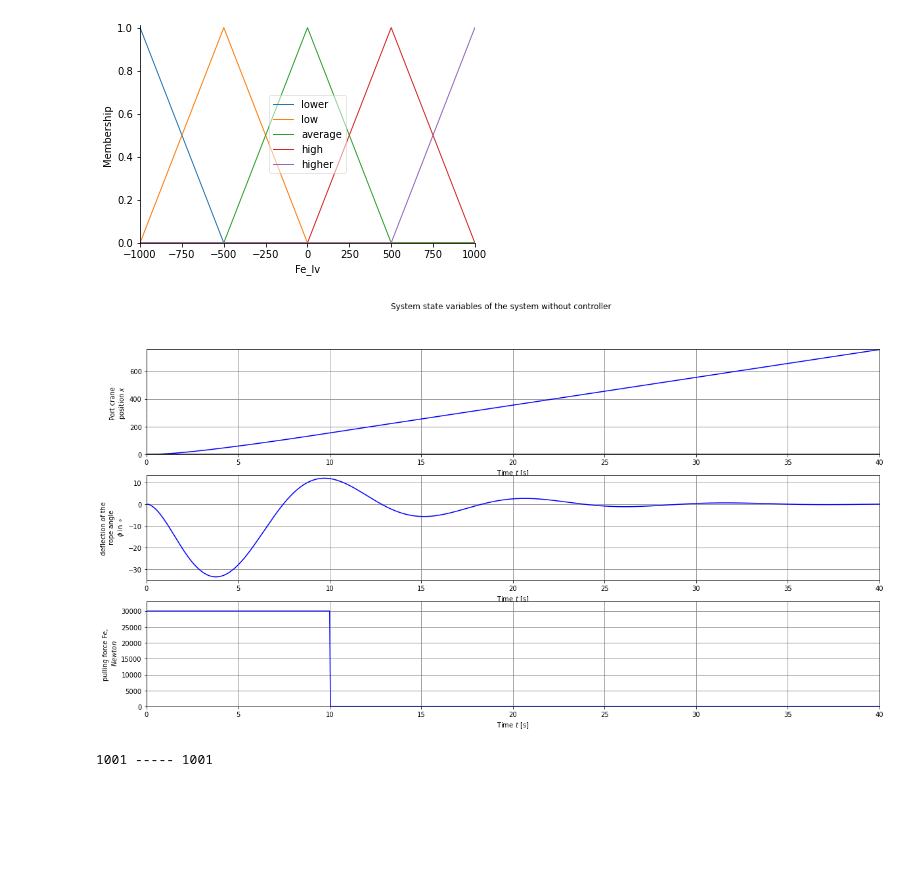
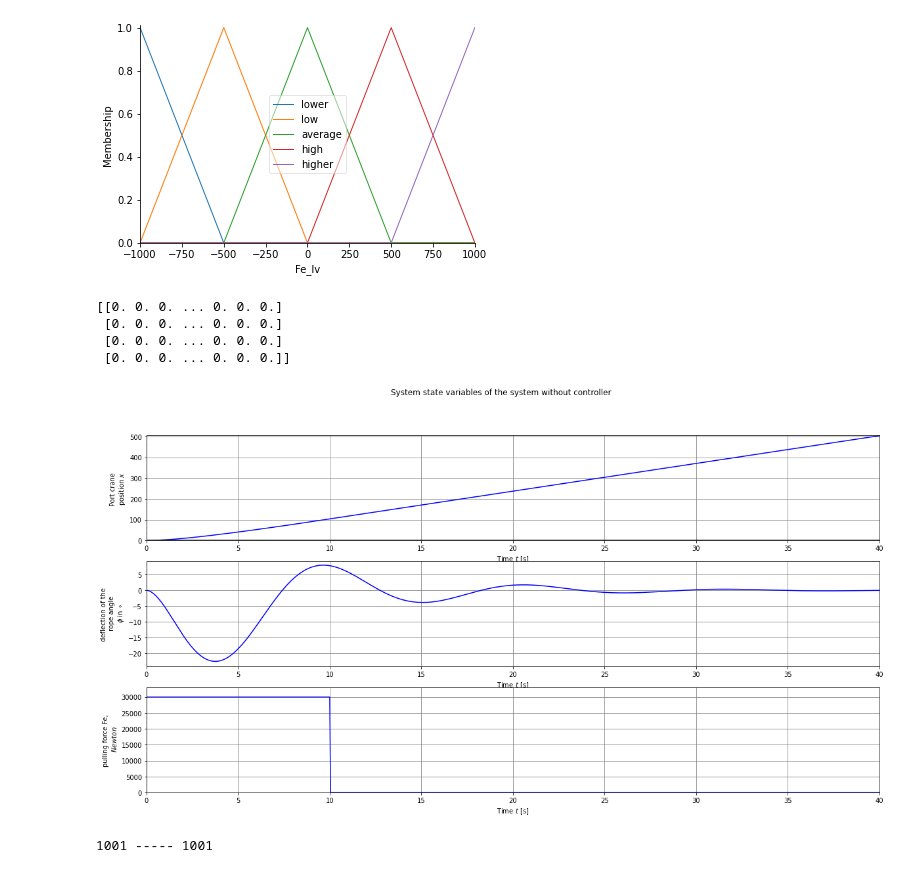
Before and after one commit to dvogureckiy99/Fuzzy, a Jupyter notebook: lab3.ipynb, the cells around one changed output. Cells and saved outputs as stored; diff of their text form; code cells hidden in the pictures; blank space fills up the shorter version.

Commit message:
перенесена Fuzzy регулятор в control system library

```diff
--- a/lab3.ipynb
+++ b/lab3.ipynb
@@ -549,7 +533,7 @@ def _process_time_response(
 
 def input_output_response(
         sys, T, U=0., X0=0, params={},
-        transpose=False, return_x=False, squeeze=None,
+        transpose=False, return_x=False, squeeze=None,Fuzzy_regulator=None,
         solve_ivp_kwargs={}, **kwargs):
   """Compute the output response of a system to a given input.'''
   """
@@ -584,6 +568,12 @@ def input_output_response(
   u = U
   y = np.zeros((np.shape(sys._out(T[0], X0, u))[0], len(T)))
   for i in range(len(T)):
+    #sys_sim.input['E'] = x_zad-sys_state[0,i]
+    #sys_sim.input['Phi_lv'] = sys_state[2,i]
+    #sys_sim.compute()
+
+    #Fe=np.append( Fe ,   sys_sim.output['Fe_lv']  )
+    #Fe=np.append( Fe , [1e3] )
     y[:, i] = sys._out(T[i], soln.y[:, i], u)
 
   return _process_time_response(sys, y, soln.y, transpose=transpose,
@@ -592,7 +582,7 @@ def input_output_response(
 # Define the generator for simulating an system with Fuzzy-controller
 
 sys_state = np.array([[0],[0],[0],[0]])
-sys_state = input_output_response(sys_object, T,[4e4], sys_state[0:4,0],params={})
+sys_state = input_output_response(sys_object, T, Fe, sys_state[0:4,0],params={},Fuzzy_regulator=sys_sim)
 '''
 sys_state = np.array([[0],[0],[0],[0]]) # array for state variables of the object size=(4,TN+1) =[x,dx,phi,dphi]^T where dx ... ddphi are vectors
 temporary_state = np.array([[0],[0],[0],[0]])
@@ -612,34 +602,38 @@ for i in range(len(T)-1):
     def ufun(t):
       # Find the value of the index using linear interpolation
       idx = np.searchsorted(T, t, side='left')
       if idx == 0:
           # For consistency in return type, multiple by a float
           return U[..., 0] * 1.
       else:
           dtk = (t - T[idx-1]) / (T[idx] - T[idx-1])
           return U[..., idx-1] * (1. - dtk) + U[..., idx] * dtke
 
     if i==0:
       temporary_state = np.array(  [ dt*(sys_object.dynamics(T[i], sys_state[0:4,i], [Fe[i]])) ]  ).T
     else:
       temporary_state = np.array(  [ dt*(sys_object.dynamics(T[i], sys_state[0:4,i], [Fe[i]])) ]  + sys_state[0:4,i-1] ).T
 
     #temporary_state = np.array(  [ (sys_object._rhs(T[i], sys_state[0:4,i], [Fe[i]])) ]  ).T
     sys_state=np.append( sys_state,   temporary_state  , axis=1)
     '''
 
 #create graphics
 figsize=(20,10)
 plt.figure(figsize=figsize)
 subplots = system_dynamic_plot(sys_object, T, sys_state, u=Fe,
          t_start_input=time_start_force, linetype='-b',fig_size=figsize)
 
 # Add title and legend
 plt.suptitle('System state variables of the system without controller')
 import matplotlib.lines as mlines
 pi_line = mlines.Line2D([], [], color='blue', linestyle='-', label='without controller')
 # %% [output]
+[[0. 0. 0. ... 0. 0. 0.]
+ [0. 0. 0. ... 0. 0. 0.]
+ [0. 0. 0. ... 0. 0. 0.]
+ [0. 0. 0. ... 0. 0. 0.]]
-[figure, old version]
+[figure, new version]
 # %%
 print((Fe.size),"-----",(T.size))
 # %% [output]
```
Also changed, not shown: parts of 3 cells of this notebook.
